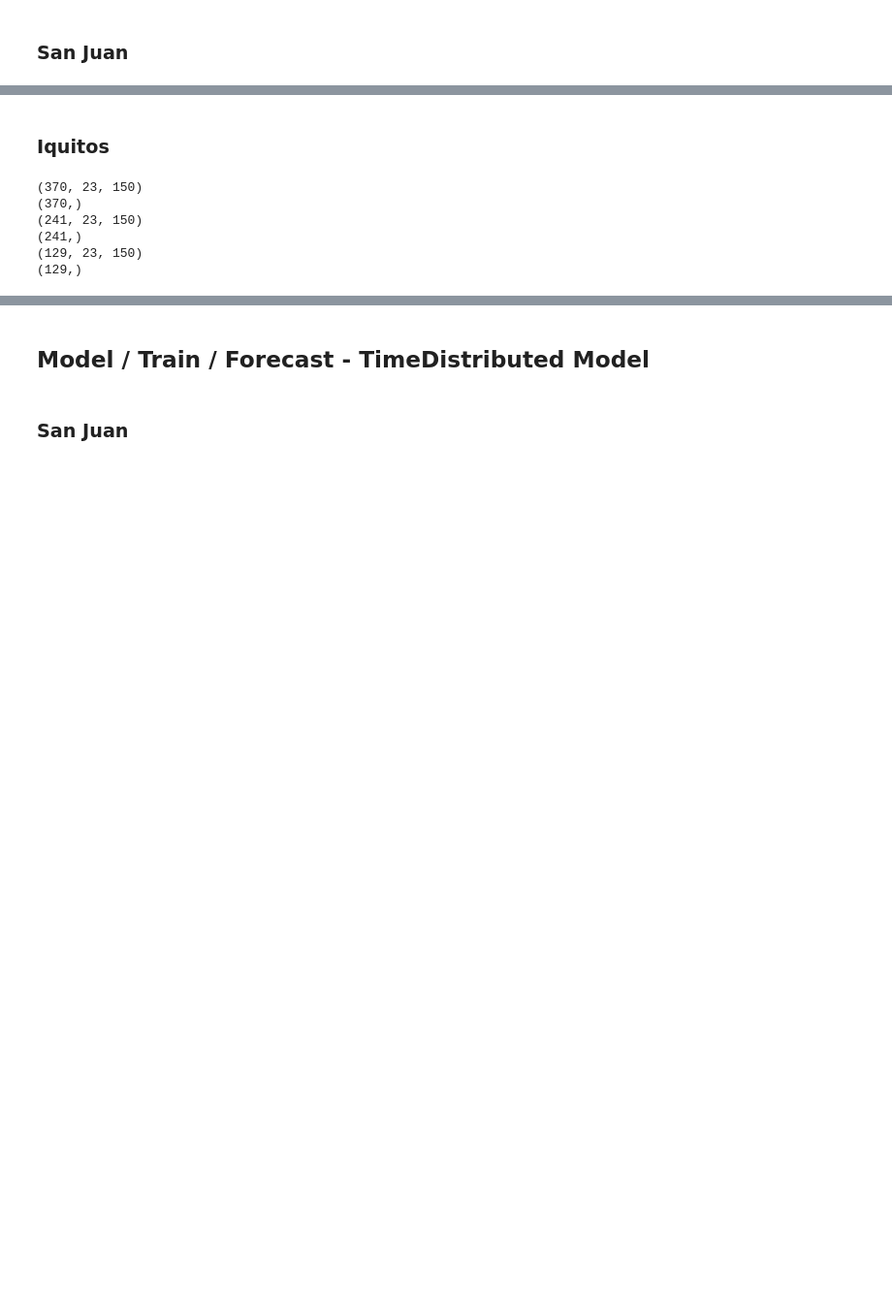
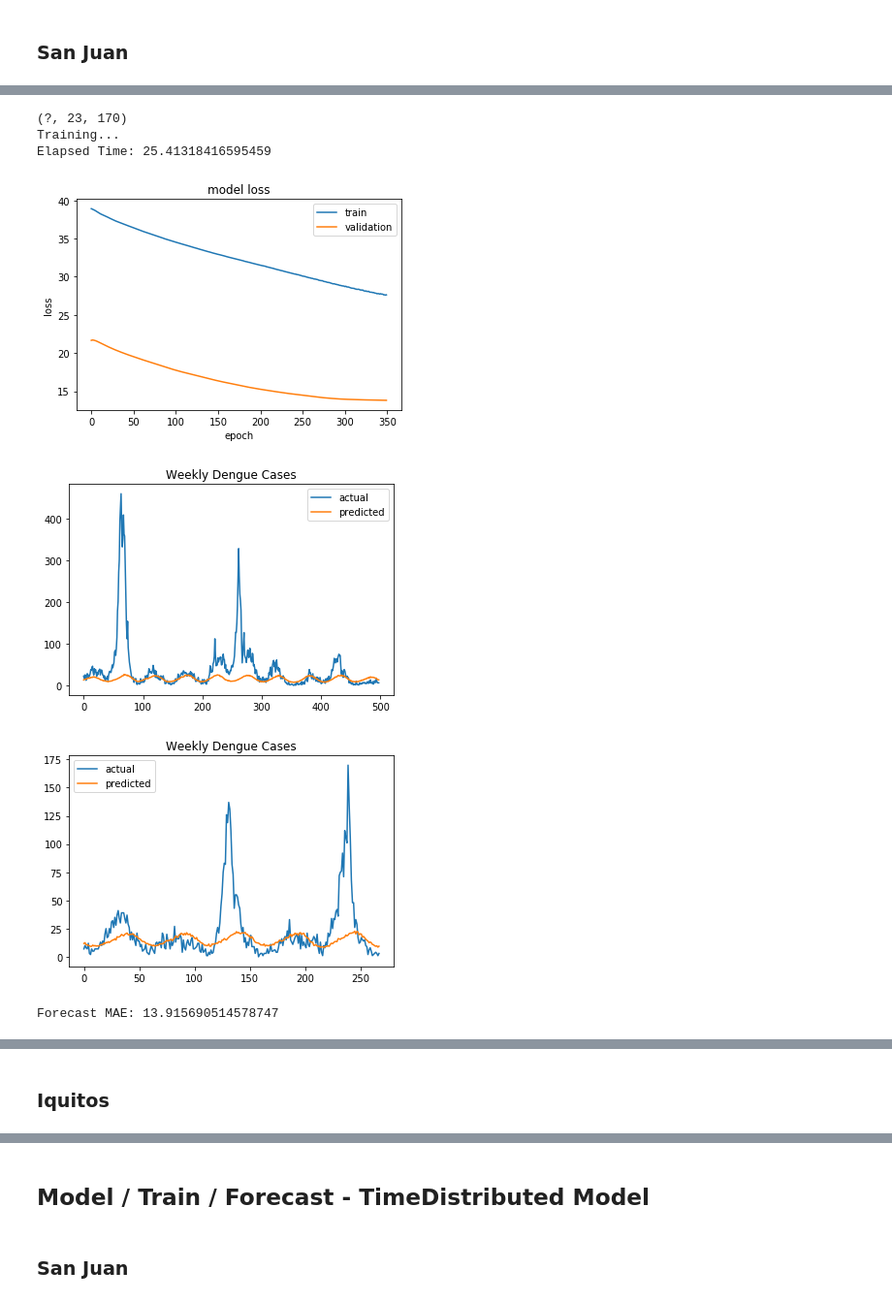
Before and after one commit to jsiloto/dengAI, a Jupyter notebook: analysis/modeling_dnn_time_distributed.ipynb, the cells around one changed output, grey strips where cells are left out. Shown at 97% size. Cells and saved outputs as stored; diff of their text form; code cells hidden in the pictures; blank space fills up the shorter version.

```diff
--- a/analysis/modeling_dnn_time_distributed.ipynb
+++ b/analysis/modeling_dnn_time_distributed.ipynb
@@ -278,0 +61,9 @@ Forecast MAE: 14.298511729311587
+# %%
+hyperparameters = {
+    'train_split_percent': 0.65,
+    'lookback_window': 170,
+    'epochs': 350,
+    'city':'sj'
+}
+df_results_sj = experiment(get_model_dense, hyperparameters)
+# %% [output]
@@ -278,0 +74,7 @@ Forecast MAE: 14.298511729311587
+(?, 23, 170)
+Training...
+Elapsed Time: 25.41318416595459
+[figure, added]
+[figure, added]
+[figure, added]
+Forecast MAE: 13.915690514578747
@@ -279,24 +82,2 @@ Forecast MAE: 14.298511729311587
 # %% [markdown]
 ### Iquitos
-# %%
-train_split_percent = 0.65
-lookback_window_iq = 150  # weeks.
-df_iq = load_data(lookback_window_iq, city='iq')
-x, y = format_data(df_iq, lookback_window_iq)
-print(x.shape)
-print(y.shape)
-
-val_size = int(math.floor((len(x)*(1-train_split_percent))))
-x_train, y_train, x_val, y_val = split(x, y, val_size)
-print(x_train.shape)
-print(y_train.shape)
-print(x_val.shape)
-print(y_val.shape)
-data = x_train, y_train, x_val, y_val
-# %% [output]
-(370, 23, 150)
-(370,)
-(241, 23, 150)
-(241,)
-(129, 23, 150)
-(129,)
```
Also changed, not shown: parts of 24 cells of this notebook, 2 other files.
